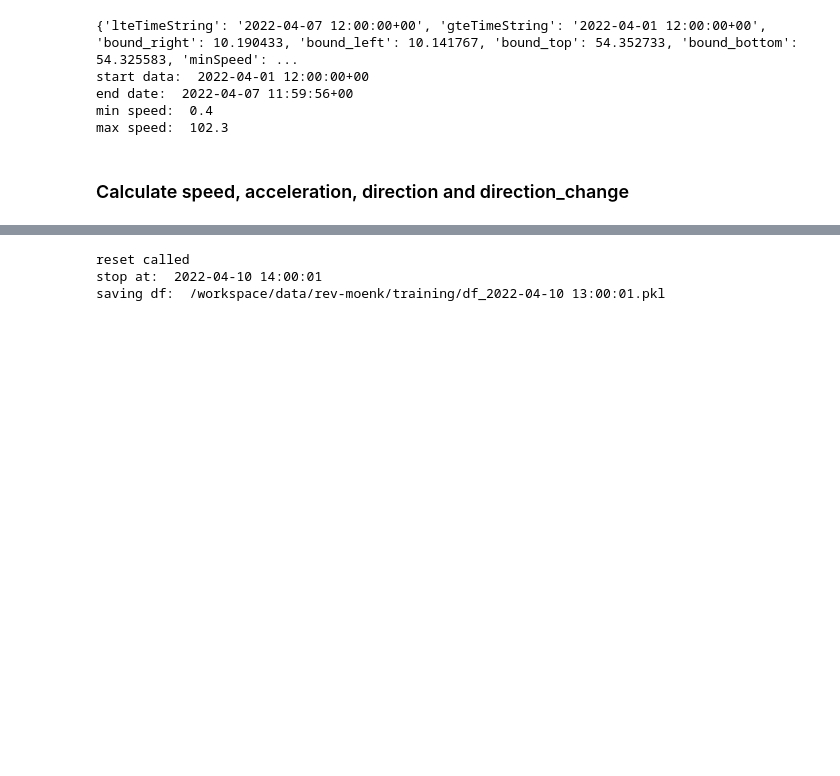
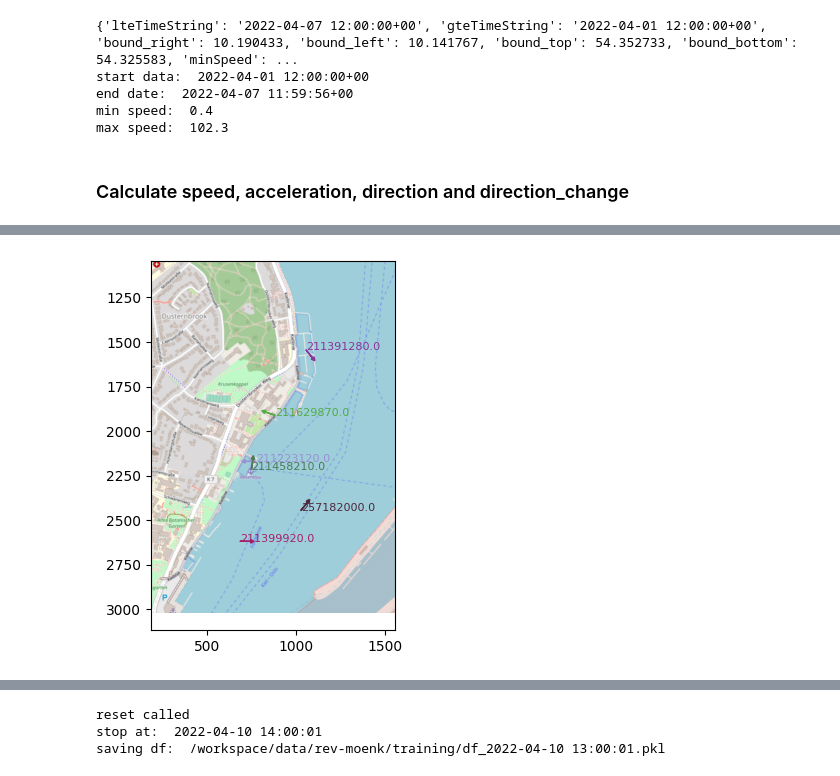
Before and after one commit to raphaelschwinger/PPUU-FerryGym, a Jupyter notebook: preprocessing/preprocess-dataset.ipynb, the cells around one changed output, grey strips where cells are left out. Drawn from its saved outputs; the diff is of its cells as text; code cells hidden in the pictures; blank space fills up the shorter version.

Commit message:
WIP render neighborhood images in preprocessing

```diff
--- a/preprocessing/preprocess-dataset.ipynb
+++ b/preprocessing/preprocess-dataset.ipynb
@@ -209,0 +233,14 @@ df = df[['mmsi', 'datetime', 'x', 'y', 'speed_calculated', 'acceleration', 'dire
+# %%
+# group by datetime
+df_grouped = df.groupby(['datetime'])
+# get first group
+group = df_grouped.get_group('2022-04-01T15:24:52.000Z')
+# %%
+new_gb = pd.concat( [ df_grouped.get_group(group) for i,group in enumerate( df_grouped.groups) if i < 1000 ] ).groupby('datetime')
+# %%
+def add_group_index(x):
+    # for each row in group add index
+    x['group_index'] = range(0, len(x))
+    return x
+
+groups = new_gb.apply(add_group_index)
@@ -209,0 +287,3 @@ df = df[['mmsi', 'datetime', 'x', 'y', 'speed_calculated', 'acceleration', 'dire
+# %%
+group = groups.groupby('datetime').get_group('2022-04-01 12:07:22+00:00')
+group
@@ -209,0 +299,4 @@ df = df[['mmsi', 'datetime', 'x', 'y', 'speed_calculated', 'acceleration', 'dire
+# %%
+plot_single_frame(group)
+# %% [output]
+[figure, added]
```
Also changed, not shown: parts of 17 cells of this notebook, 1 other file.
